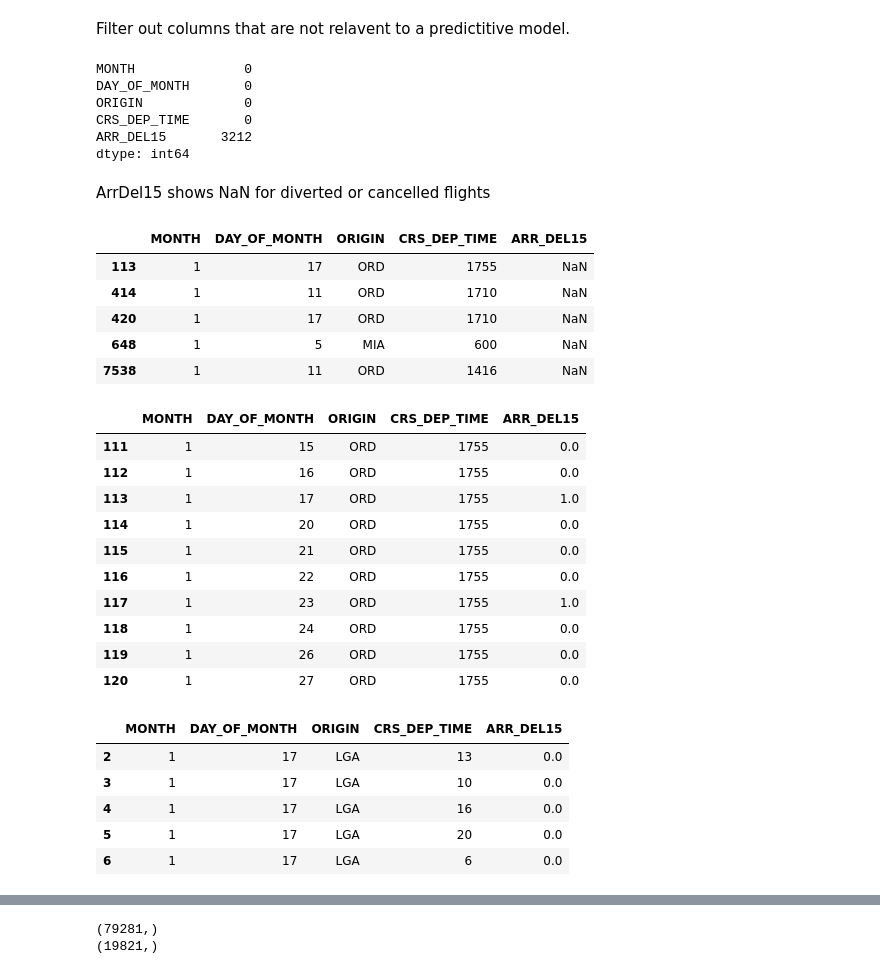
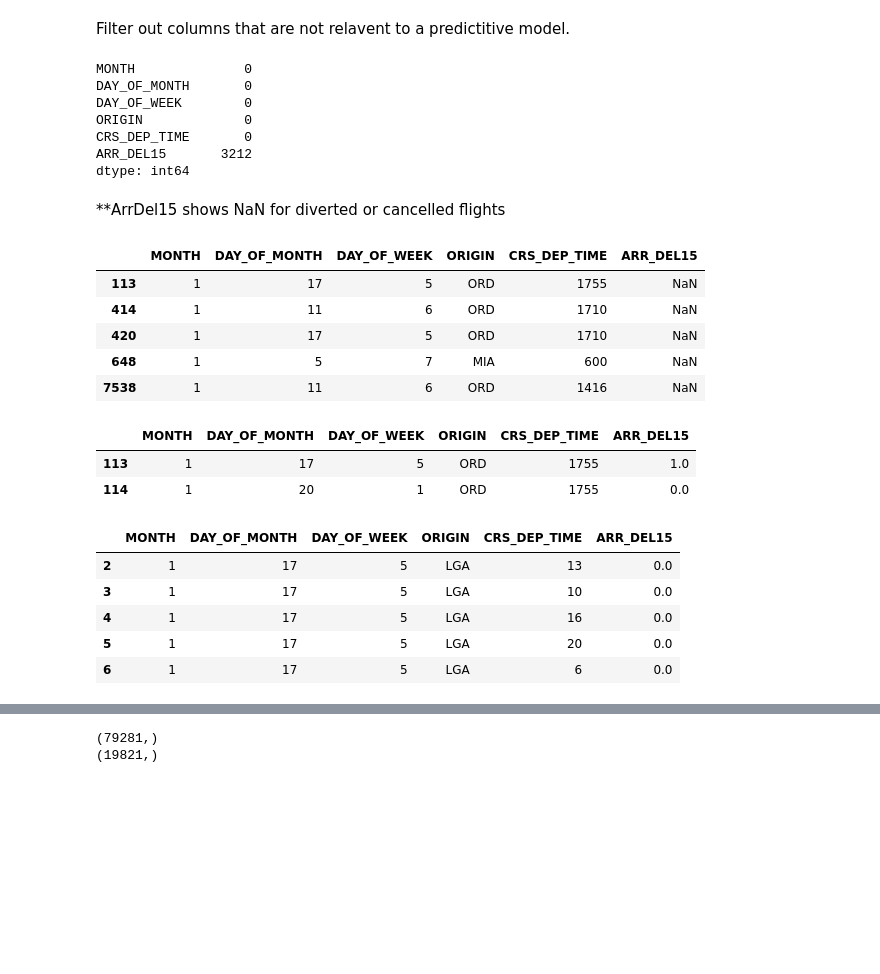
Before and after one commit to arlawrenc/Aviation-P3, a Jupyter notebook: code/ATL_Flt_Delays.ipynb, the cells around one changed output, grey strips where cells are left out. Drawn from its saved outputs; the diff is of its cells as text; code cells hidden in the pictures; blank space fills up the shorter version.

```diff
--- a/code/ATL_Flt_Delays.ipynb
+++ b/code/ATL_Flt_Delays.ipynb
@@ -105,43 +105,36 @@ dtype: int64
 # %% [markdown]
 Filter out columns that are not relavent to a predictitive model.
 # %%
-fltData=flights[["MONTH","DAY_OF_MONTH","ORIGIN","CRS_DEP_TIME","ARR_DEL15"]]
+fltData=flights[["MONTH","DAY_OF_MONTH","DAY_OF_WEEK","ORIGIN","CRS_DEP_TIME","ARR_DEL15"]]
 fltData.isnull().sum()
 # %% [output]
 MONTH              0
 DAY_OF_MONTH       0
+DAY_OF_WEEK        0
 ORIGIN             0
 CRS_DEP_TIME       0
 ARR_DEL15       3212
 dtype: int64
 # %% [markdown]
-ArrDel15 shows NaN for diverted or cancelled flights
+**ArrDel15 shows NaN for diverted or cancelled flights
 # %%
 fltData[fltData.isnull().values.any(axis=1)].head()
 # %% [output]
-|  | MONTH | DAY_OF_MONTH | ORIGIN | CRS_DEP_TIME | ARR_DEL15 |
-| 113 | 1 | 17 | ORD | 1755 | NaN |
-| 414 | 1 | 11 | ORD | 1710 | NaN |
-| 420 | 1 | 17 | ORD | 1710 | NaN |
-| 648 | 1 | 5 | MIA | 600 | NaN |
-| 7538 | 1 | 11 | ORD | 1416 | NaN |
+|  | MONTH | DAY_OF_MONTH | DAY_OF_WEEK | ORIGIN | CRS_DEP_TIME | ARR_DEL15 |
+| 113 | 1 | 17 | 5 | ORD | 1755 | NaN |
+| 414 | 1 | 11 | 6 | ORD | 1710 | NaN |
+| 420 | 1 | 17 | 5 | ORD | 1710 | NaN |
+| 648 | 1 | 5 | 7 | MIA | 600 | NaN |
+| 7538 | 1 | 11 | 6 | ORD | 1416 | NaN |
 # %%
 fltData = fltData.fillna({'ARR_DEL15':1})
 # %%
-row1 = fltData.iloc[40:50]
+row1 = fltData.loc[113:114]
 row1
 # %% [output]
-|  | MONTH | DAY_OF_MONTH | ORIGIN | CRS_DEP_TIME | ARR_DEL15 |
-| 111 | 1 | 15 | ORD | 1755 | 0.0 |
-| 112 | 1 | 16 | ORD | 1755 | 0.0 |
-| 113 | 1 | 17 | ORD | 1755 | 1.0 |
-| 114 | 1 | 20 | ORD | 1755 | 0.0 |
-| 115 | 1 | 21 | ORD | 1755 | 0.0 |
-| 116 | 1 | 22 | ORD | 1755 | 0.0 |
-| 117 | 1 | 23 | ORD | 1755 | 1.0 |
-| 118 | 1 | 24 | ORD | 1755 | 0.0 |
-| 119 | 1 | 26 | ORD | 1755 | 0.0 |
-| 120 | 1 | 27 | ORD | 1755 | 0.0 |
+|  | MONTH | DAY_OF_MONTH | DAY_OF_WEEK | ORIGIN | CRS_DEP_TIME | ARR_DEL15 |
+| 113 | 1 | 17 | 5 | ORD | 1755 | 1.0 |
+| 114 | 1 | 20 | 1 | ORD | 1755 | 0.0 |
 # %%
 import math
 for index, row in fltData.iterrows():
@@ -149,12 +142,12 @@ for index, row in fltData.iterrows():
 # %%
 fltData.head()
 # %% [output]
-|  | MONTH | DAY_OF_MONTH | ORIGIN | CRS_DEP_TIME | ARR_DEL15 |
-| 2 | 1 | 17 | LGA | 13 | 0.0 |
-| 3 | 1 | 17 | LGA | 10 | 0.0 |
-| 4 | 1 | 17 | LGA | 16 | 0.0 |
-| 5 | 1 | 17 | LGA | 20 | 0.0 |
-| 6 | 1 | 17 | LGA | 6 | 0.0 |
+|  | MONTH | DAY_OF_MONTH | DAY_OF_WEEK | ORIGIN | CRS_DEP_TIME | ARR_DEL15 |
+| 2 | 1 | 17 | 5 | LGA | 13 | 0.0 |
+| 3 | 1 | 17 | 5 | LGA | 10 | 0.0 |
+| 4 | 1 | 17 | 5 | LGA | 16 | 0.0 |
+| 5 | 1 | 17 | 5 | LGA | 20 | 0.0 |
+| 6 | 1 | 17 | 5 | LGA | 6 | 0.0 |
 # %%
 newData = pd.get_dummies(fltData, columns=['ORIGIN'])
 # %%
```
Also changed, not shown: parts of 12 cells of this notebook, 3 other files.
